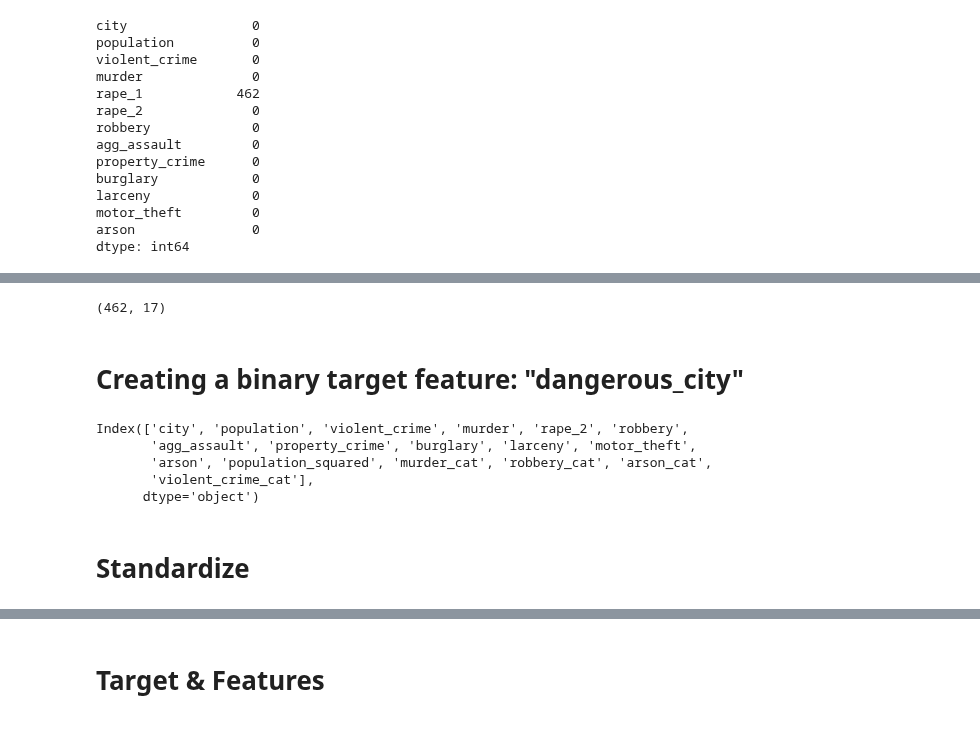
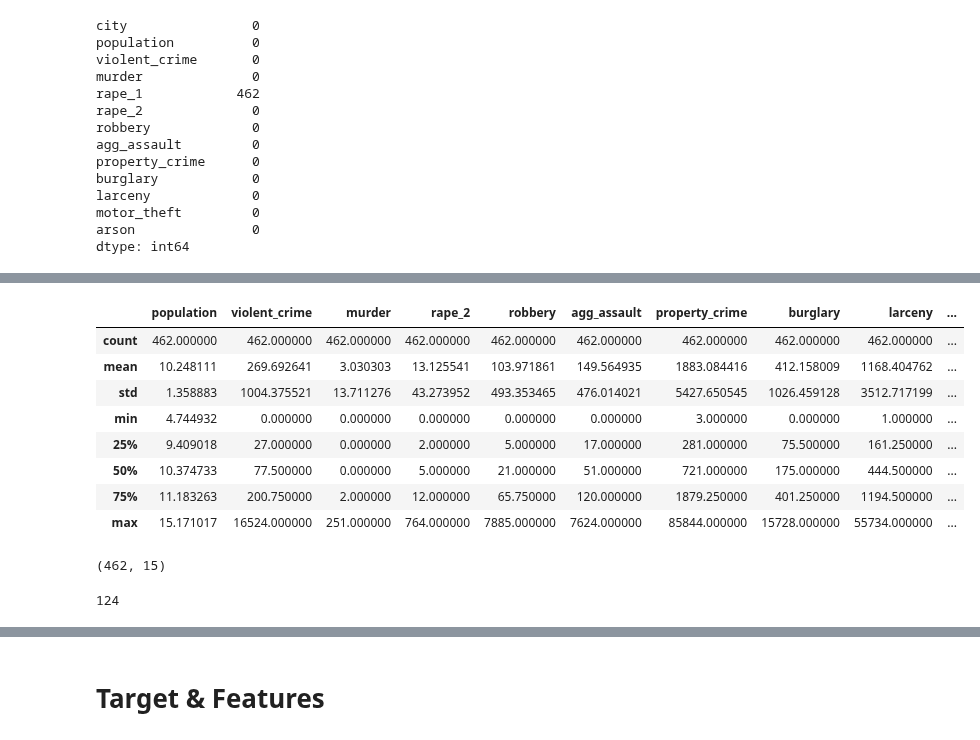
Before and after one commit to MitchellEwing/Drills, a Jupyter notebook: bootcamp/unit3/advanced-regression/comparing-regression-models.ipynb, the cells around one changed output, grey strips where cells are left out. Cells and saved outputs as stored; diff of their text form; code cells hidden in the pictures.

```diff
--- a/bootcamp/unit3/advanced-regression/comparing-regression-models.ipynb
+++ b/bootcamp/unit3/advanced-regression/comparing-regression-models.ipynb
@@ -77,3 +77,6 @@ arson               0
 dtype: int64
 # %%
 cal_crime = cal_crime.drop(['rape_1'], axis=1)
+# %%
+# Log population
+cal_crime['population'] = np.log(cal_crime['population'])
@@ -79,0 +85,5 @@ cal_crime = cal_crime.drop(['rape_1'], axis=1)
+# %%
+# Summing crime_variables & dividing by logged population.
+cal_crime['crime_sum'] = cal_crime.iloc[:, 2:].sum(axis=1)
+cal_crime['crimes_by_log_pop'] = cal_crime['crime_sum'] / cal_crime['population']
+cal_crime.head()
@@ -79,0 +97,12 @@ cal_crime = cal_crime.drop(['rape_1'], axis=1)
+# %%
+cal_crime.describe()
+# %% [output]
+|  | population | violent_crime | murder | rape_2 | robbery | agg_assault | property_crime | burglary | larceny | ... |
+| count | 462.000000 | 462.000000 | 462.000000 | 462.000000 | 462.000000 | 462.000000 | 462.000000 | 462.000000 | 462.000000 | ... |
+| mean | 10.248111 | 269.692641 | 3.030303 | 13.125541 | 103.971861 | 149.564935 | 1883.084416 | 412.158009 | 1168.404762 | ... |
+| std | 1.358883 | 1004.375521 | 13.711276 | 43.273952 | 493.353465 | 476.014021 | 5427.650545 | 1026.459128 | 3512.717199 | ... |
+| min | 4.744932 | 0.000000 | 0.000000 | 0.000000 | 0.000000 | 0.000000 | 3.000000 | 0.000000 | 1.000000 | ... |
+| 25% | 9.409018 | 27.000000 | 0.000000 | 2.000000 | 5.000000 | 17.000000 | 281.000000 | 75.500000 | 161.250000 | ... |
+| 50% | 10.374733 | 77.500000 | 0.000000 | 5.000000 | 21.000000 | 51.000000 | 721.000000 | 175.000000 | 444.500000 | ... |
+| 75% | 11.183263 | 200.750000 | 2.000000 | 12.000000 | 65.750000 | 120.000000 | 1879.250000 | 401.250000 | 1194.500000 | ... |
+| max | 15.171017 | 16524.000000 | 251.000000 | 764.000000 | 7885.000000 | 7624.000000 | 85844.000000 | 15728.000000 | 55734.000000 | ... |
@@ -80,22 +112,14 @@ cal_crime = cal_crime.drop(['rape_1'], axis=1)
 # %%
 # Creating categorical features.
-cal_crime['population_squared'] = cal_crime['population'] * cal_crime['population']
+#cal_crime['population_squared'] = cal_crime['population'] * cal_crime['population']
 #cal_crime['murder_cat'] = cal_crime['murder'].apply(lambda x: 1 if x > 0 else 0)
 #cal_crime['robbery_cat'] = cal_crime['robbery'].apply(lambda x: 1 if x > 0 else 0)
 #cal_crime['arson_cat'] = cal_crime['arson'].apply(lambda x: 1 if x > 0 else 0)
 #cal_crime['violent_crime_cat'] = cal_crime['violent_crime'].apply(lambda x: 1 if x > 0 else 0)
 print(cal_crime.shape)
 # %% [output]
-(462, 17)
+(462, 15)
-# %% [markdown]
-# Creating a binary target feature: "dangerous_city"
-# %%
-cal_crime.columns
-# %% [output]
-Index(['city', 'population', 'violent_crime', 'murder', 'rape_2', 'robbery',
-       'agg_assault', 'property_crime', 'burglary', 'larceny', 'motor_theft',
-       'arson', 'population_squared', 'murder_cat', 'robbery_cat', 'arson_cat',
-       'violent_crime_cat'],
-      dtype='object')
-# %% [markdown]
-# Standardize
+# %%
+print(cal_crime['crime_cat'].sum())
+# %% [output]
+124
```
Also changed, not shown: parts of 16 cells of this notebook.
